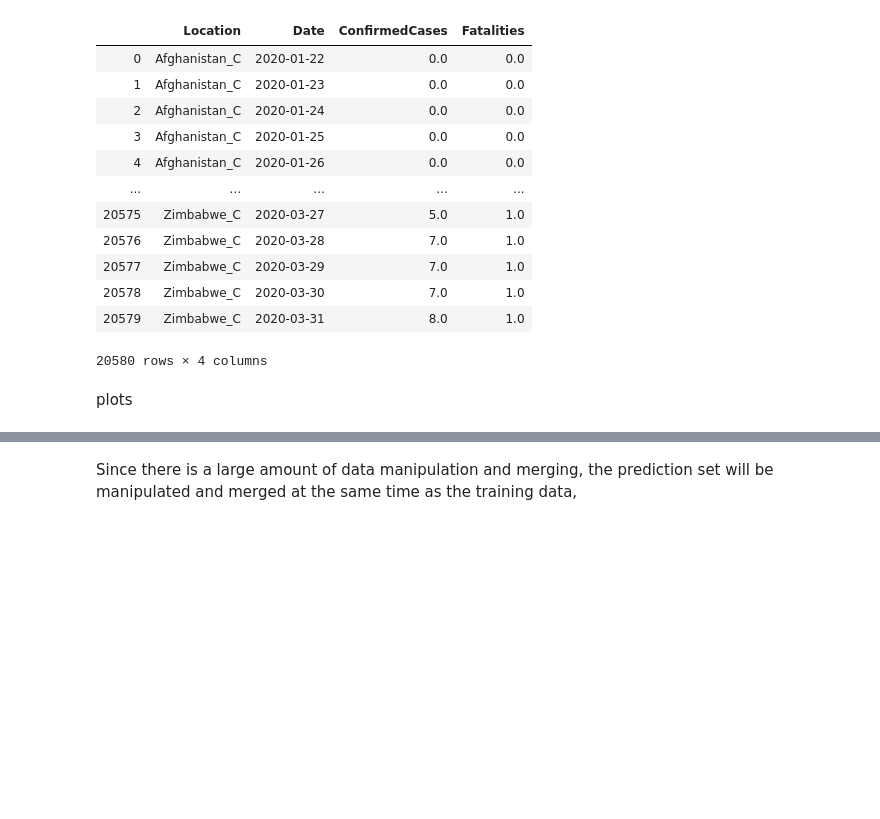
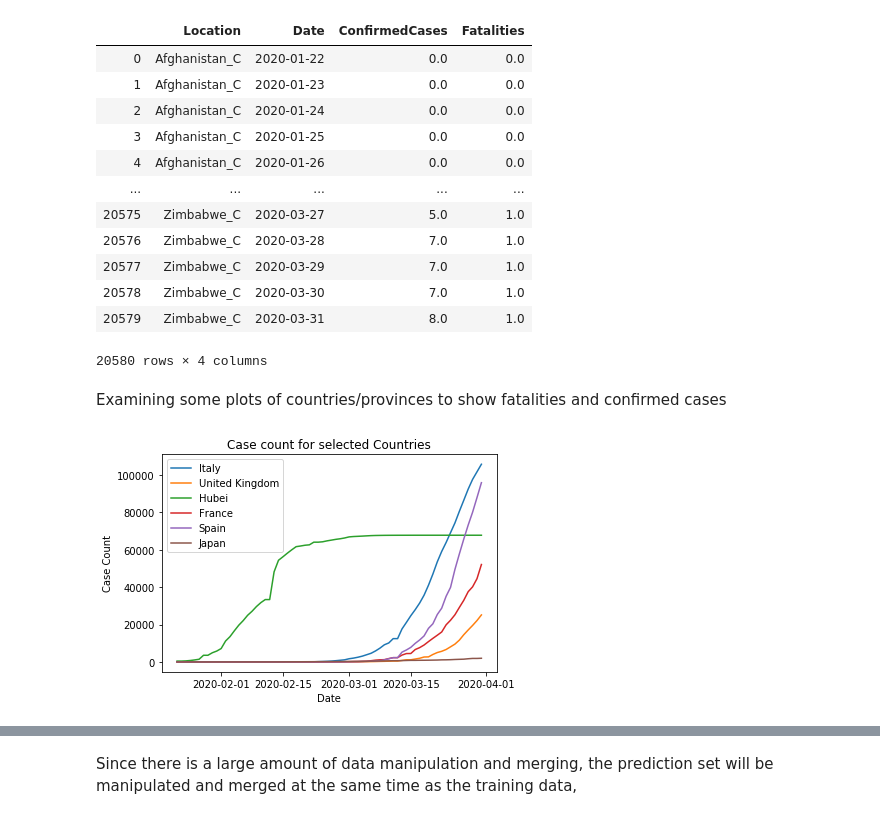
Before and after one commit to JKhandelwal/ID5059Practical3, a Jupyter notebook: ID5059CovidData.ipynb, the cells around one changed output, grey strips where cells are left out. Cells and saved outputs as stored; diff of their text form; code cells hidden in the pictures; blank space fills up the shorter version.

```diff
--- a/ID5059CovidData.ipynb
+++ b/ID5059CovidData.ipynb
@@ -49,6 +49,27 @@ manipulated_data
 | 20578 | Zimbabwe_C | 2020-03-30 | 7.0 | 1.0 |
 | 20579 | Zimbabwe_C | 2020-03-31 | 8.0 | 1.0 |
 20580 rows × 4 columns
-# %% [markdown]
-plots
+# %% [markdown]
+Examining some plots of countries/provinces to show fatalities and confirmed cases
+# %%
+list_of_countries=["Italy_C", "United Kingdom_C","Hubei", "France_C", "Spain_C", "Japan_C"]
+
+def get_name(name):
+    if "_C" in name:
+        return name[:-2]
+    return name
+
+
+for i in list_of_countries:
+    plt.plot(manipulated_data[manipulated_data["Location"] == i]["Date"],
+            manipulated_data[manipulated_data["Location"] == i]["ConfirmedCases"],
+            label= get_name(i))
+plt.xlabel('Date')
+plt.ylabel('Case Count')
+
+plt.title('Case count for selected Countries')
+plt.legend()
+plt.show()
+# %% [output]
+[figure, added]
 # %%
```
Also changed, not shown: parts of 21 cells of this notebook.
